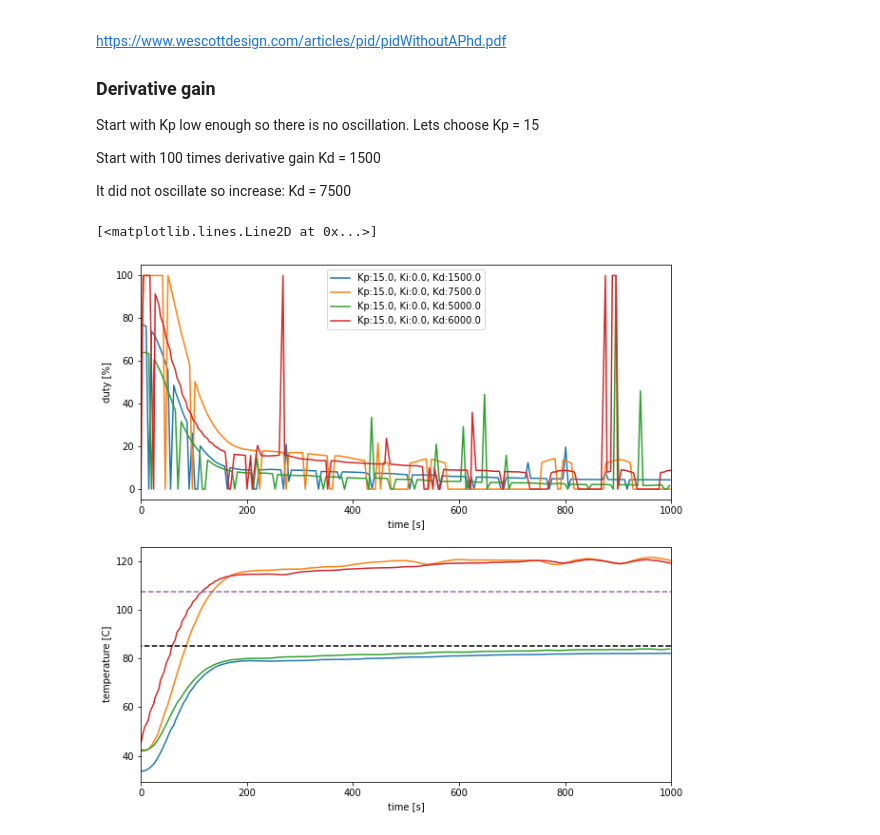
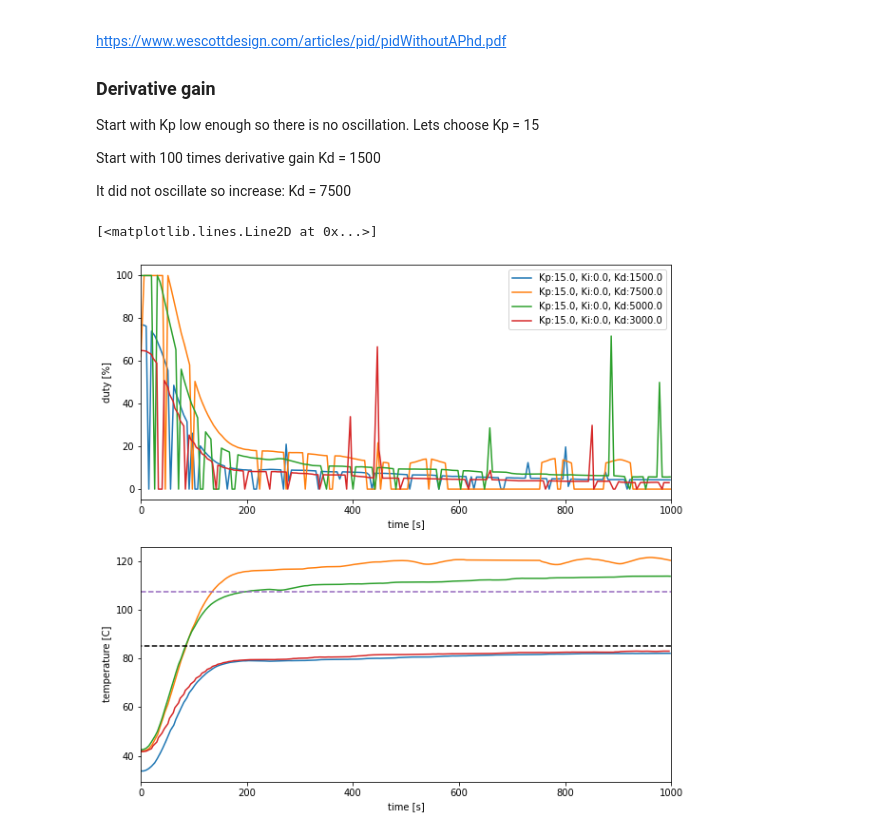
Before and after one commit to willhunt/silvia, a Jupyter notebook: docs/docs/control/assets/silvia_manual_tuning.ipynb, the cells around one changed output. Cells and saved outputs as stored; diff of their text form; code cells hidden in the pictures.

```diff
--- a/docs/docs/control/assets/silvia_manual_tuning.ipynb
+++ b/docs/docs/control/assets/silvia_manual_tuning.ipynb
@@ -582,28 +582,28 @@ Kd = 7500
 # %%
 dataset_filenames = [
     "silvia_response_data_kp15ki0kd1500_v01.json",
     "silvia_response_data_kp15ki0kd7500_v01.json",
-    "silvia_response_data_kp15ki0kd5000_v01.json",
-    "silvia_response_data_kp15ki0kd6000_v01.json",
+    "silvia_response_data_kp15ki0kd5000_v02.json",
+    "silvia_response_data_kp15ki0kd3000_v01.json",
 ]
 datasets = load_silvia_responses(dataset_filenames, time=[0, 1000])
 fig, [ax_u, ax_T] = plt.subplots(nrows=2, ncols=1, figsize=(10, 10))
 for dataset in datasets:
     label = "Kp:{0}, Ki:{1}, Kd:{2}".format(dataset["K"][0], dataset["K"][1], dataset["K"][2])
     ax_u.plot(dataset["t"], dataset["u"], label=label)
     ax_T.plot(dataset["t"], dataset["T"], label=label)
 ax_T.plot(ax_T.get_xlim(), [setpoint, setpoint], '--', c='k')
 ax_u.set_xlabel('time [s]')
 ax_u.set_ylabel('duty [%]')
 ax_T.set_xlabel('time [s]')
 ax_T.set_ylabel('temperature [C]')
 ax_u.legend()
 ax_u.set_xlim(0, 1000)
 ax_T.set_xlim(0, 1000)
 
 # 50% overshoot from 40degC
 T_overshoot = (setpoint - 40) / 2 + setpoint
 ax_T.plot(ax_T.get_xlim(), [T_overshoot, T_overshoot], '--')
 # %% [output]
 [<matplotlib.lines.Line2D at 0x...>]
-[figure, old version]
+[figure, new version]
```
Also changed, not shown: 9 other files.
